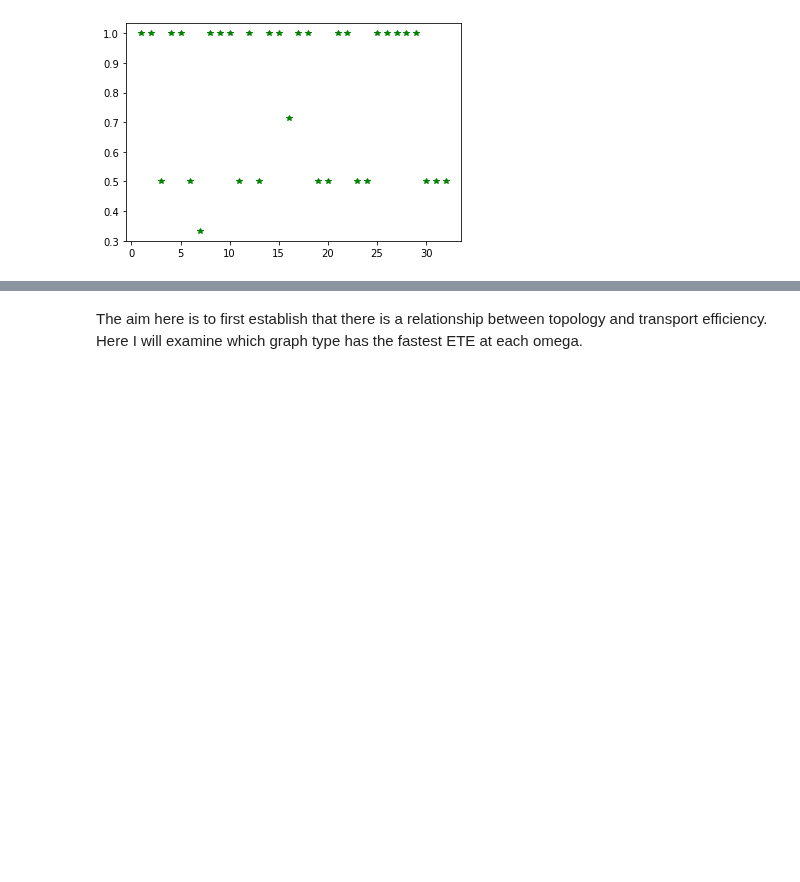
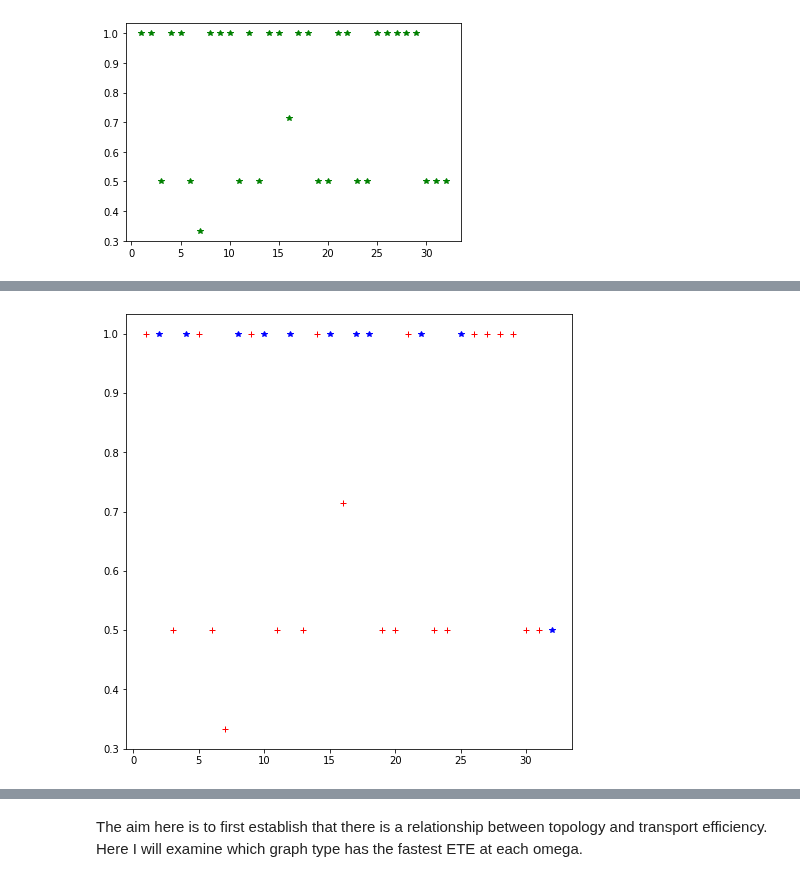
Before and after one commit to Edric-Matwiejew/QSW_MPI, a Jupyter notebook: examples/Application 1/Application_1.ipynb, the cells around one changed output, grey strips where cells are left out. Cells and saved outputs as stored; diff of their text form; code cells hidden in the pictures; blank space fills up the shorter version.

```diff
--- a/examples/Application 1/Application_1.ipynb
+++ b/examples/Application 1/Application_1.ipynb
@@ -47,0 +58,28 @@ To things stand out in these results. Firstly the final arriavl time is highly v
+# %%
+no_overlap = np.array([1, 0, 1, 0, 1, 1, 2, 0, 1, 0, 1, 0, 1, 2, 0, 2, 0, 0, 2, 1, 1, 0, 2, 2, 0, 1, 2, 1, 2, 2, 2, 0])
+no_overlap_connecting = np.array([1, 0, 1, 0, 0, 2, 3, 1, 2, 0, 2, 1, 1, 0, 0, 0, 0, 0, 3, 2, 2, 1, 3, 3, 0, 1, 3, 2, 3, 2, 2, 0])
+marker = []
+laps = no_overlap_connecting + no_overlap
+for over in no_overlap:
+    if over != 0:
+        marker.append('r+')
+    else:
+        marker.append('b*')
+
+fig = plt.figure(figsize=(8,8))
+ax = fig.add_subplot(111)
+
+IDs = results_0['ID'].values
+pop = results_0['final_sink_pop'].values
+
+x = np.argsort(IDs)
+IDs = IDs[x]
+pop = pop[x]
+
+for i in range(len(marker)):
+    ax.plot(IDs[i], pop[i], marker[i])
+
+
+plt.show()
+# %% [output]
+[figure, added]
```
Also changed, not shown: parts of 29 cells of this notebook, 9 other files.
